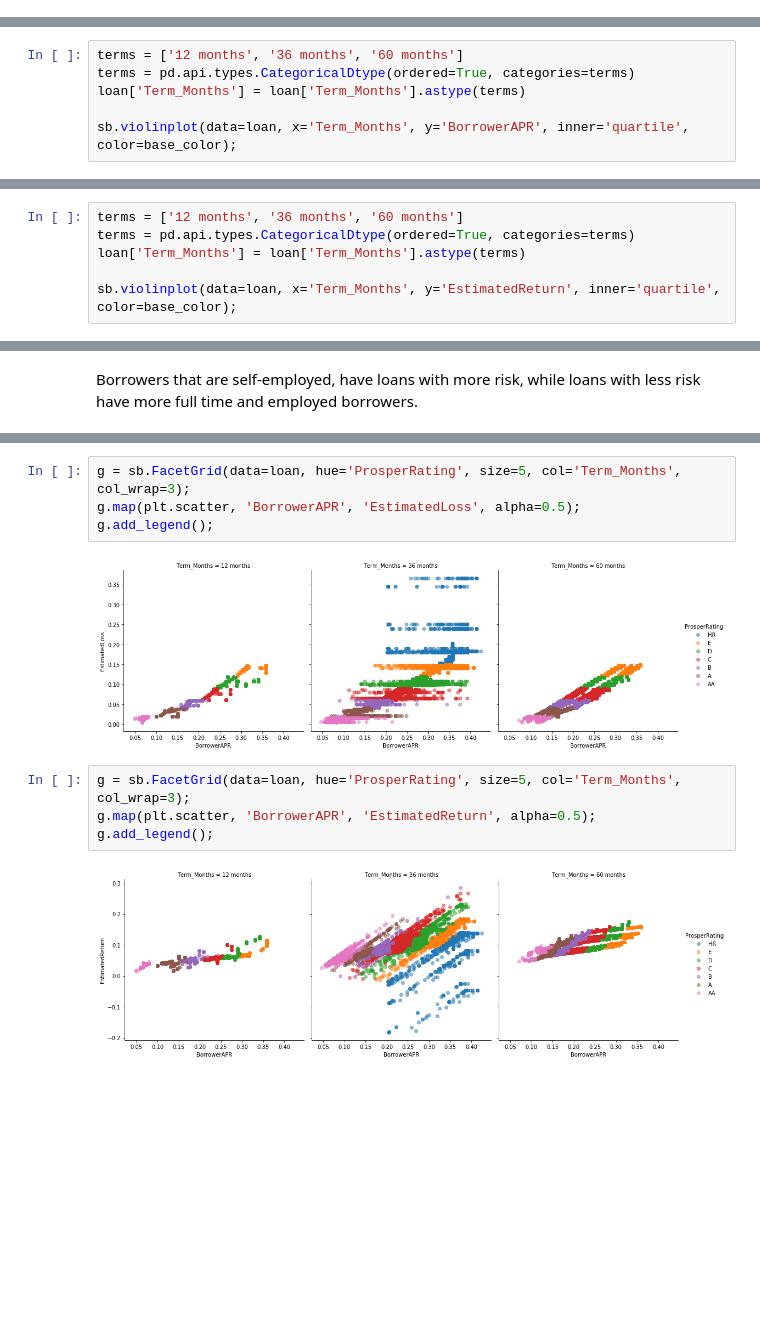
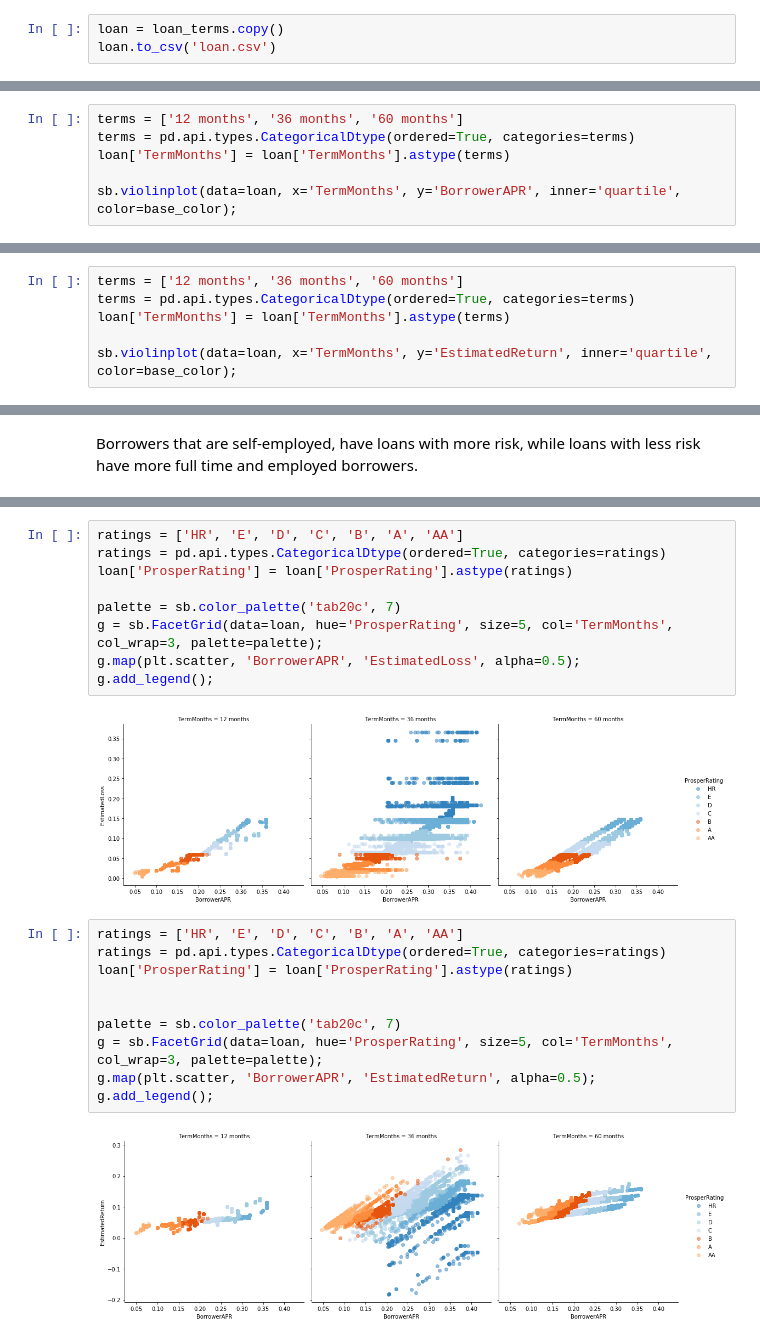
Before and after one commit to suefenali/data_analysis_nanodegree, a Jupyter notebook: project_5/exploration.ipynb, the cells around one changed output, grey strips where cells are left out. Drawn from its saved outputs; the diff is of its cells as text; blank space fills up the shorter version.

```diff
--- a/project_5/exploration.ipynb
+++ b/project_5/exploration.ipynb
@@ -417,2 +422,5 @@ assert list(loan.LoanStatus.unique()) == ['Current', 'Past Due (1-15 days)', 'De
+# %%
+loan = loan_terms.copy()
+loan.to_csv('loan.csv')
 # %% [markdown]
 ## Exploratory Data Analysis
@@ -668,7 +674,7 @@ loan[['EstimatedLoss', 'LoanOriginalAmount', 'EmploymentStatusDuration']].corr()
 # %%
 terms = ['12 months', '36 months', '60 months']
 terms = pd.api.types.CategoricalDtype(ordered=True, categories=terms)
-loan['Term_Months'] = loan['Term_Months'].astype(terms)
+loan['TermMonths'] = loan['TermMonths'].astype(terms)
 
-sb.violinplot(data=loan, x='Term_Months', y='BorrowerAPR', inner='quartile', color=base_color);
+sb.violinplot(data=loan, x='TermMonths', y='BorrowerAPR', inner='quartile', color=base_color);
 # %% [output]
@@ -755,7 +761,7 @@ Overall this data is not so good to bring some accurate insight. I will use it i
 # %%
 terms = ['12 months', '36 months', '60 months']
 terms = pd.api.types.CategoricalDtype(ordered=True, categories=terms)
-loan['Term_Months'] = loan['Term_Months'].astype(terms)
+loan['TermMonths'] = loan['TermMonths'].astype(terms)
 
-sb.violinplot(data=loan, x='Term_Months', y='EstimatedReturn', inner='quartile', color=base_color);
+sb.violinplot(data=loan, x='TermMonths', y='EstimatedReturn', inner='quartile', color=base_color);
 # %% [output]
@@ -825,12 +834,23 @@ plt.ylabel('Estimated Return');
 # %%
-g = sb.FacetGrid(data=loan, hue='ProsperRating', size=5, col='Term_Months', col_wrap=3);
+ratings = ['HR', 'E', 'D', 'C', 'B', 'A', 'AA']
+ratings = pd.api.types.CategoricalDtype(ordered=True, categories=ratings)
+loan['ProsperRating'] = loan['ProsperRating'].astype(ratings)
+
+palette = sb.color_palette('tab20c', 7)
+g = sb.FacetGrid(data=loan, hue='ProsperRating', size=5, col='TermMonths', col_wrap=3, palette=palette);
 g.map(plt.scatter, 'BorrowerAPR', 'EstimatedLoss', alpha=0.5);
 g.add_legend();
 # %% [output]
-[figure, old version]
+[figure, new version]
 # %%
-g = sb.FacetGrid(data=loan, hue='ProsperRating', size=5, col='Term_Months', col_wrap=3);
+ratings = ['HR', 'E', 'D', 'C', 'B', 'A', 'AA']
+ratings = pd.api.types.CategoricalDtype(ordered=True, categories=ratings)
+loan['ProsperRating'] = loan['ProsperRating'].astype(ratings)
+
+
+palette = sb.color_palette('tab20c', 7)
+g = sb.FacetGrid(data=loan, hue='ProsperRating', size=5, col='TermMonths', col_wrap=3, palette=palette);
 g.map(plt.scatter, 'BorrowerAPR', 'EstimatedReturn', alpha=0.5);
 g.add_legend();
 # %% [output]
-[figure, old version]
+[figure, new version]
```
Also changed, not shown: parts of 53 cells of this notebook.
